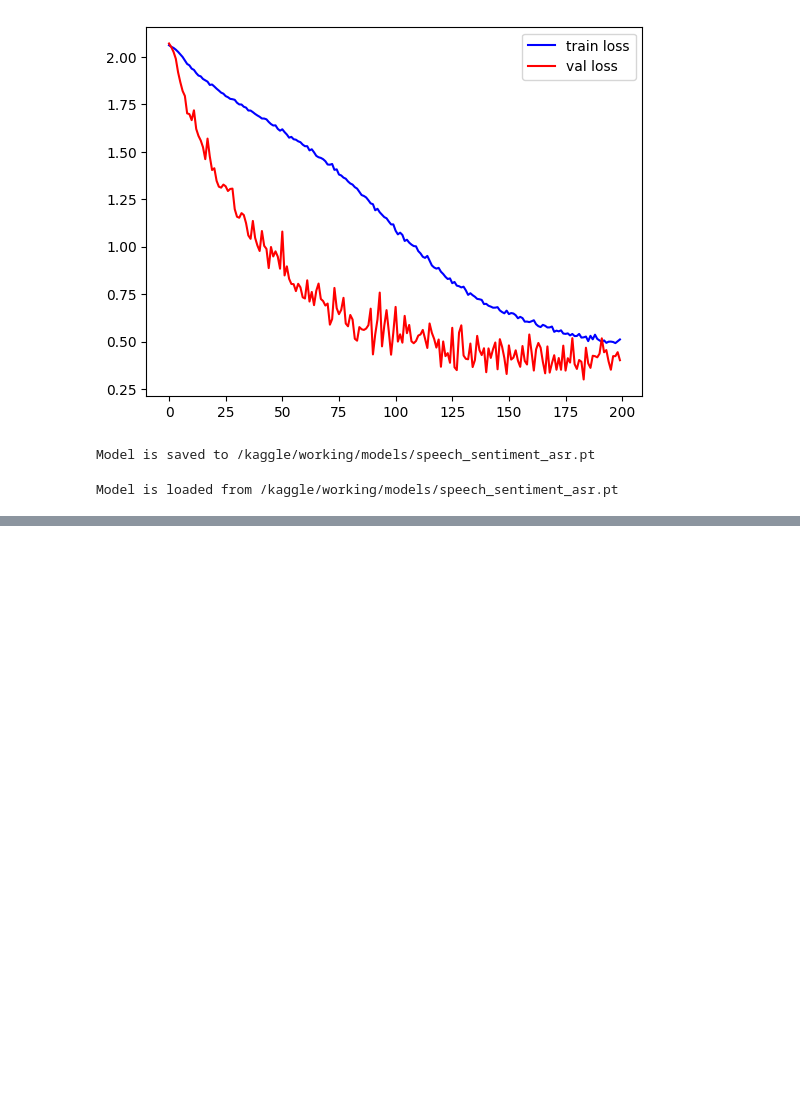
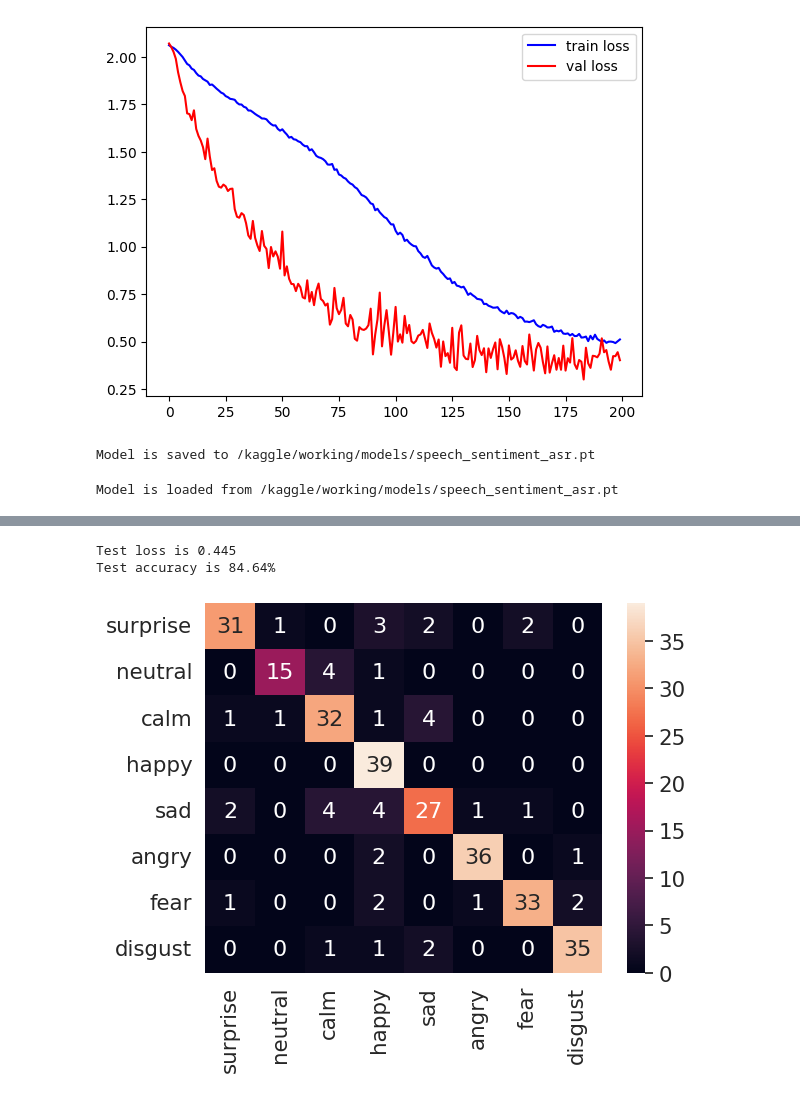
Before and after one commit to LuluW8071/ASR-with-Speech-Sentiment-and-Text-Summarizer, a Jupyter notebook: src/Speech_Sentiment_Analysis/sentiment_analysis(saugat)/speech-sentiment.ipynb, the cells around one changed output, grey strips where cells are left out. Drawn from its saved outputs; the diff is of its cells as text; code cells hidden in the pictures; blank space fills up the shorter version.

Commit message:
testing, confusion matrix and result analysis

```diff
--- a/src/Speech_Sentiment_Analysis/sentiment_analysis(saugat)/speech-sentiment.ipynb
+++ b/src/Speech_Sentiment_Analysis/sentiment_analysis(saugat)/speech-sentiment.ipynb
@@ -658,0 +655,23 @@ Test accuracy is 84.64%
+# %%
+X_test_tensor = torch.tensor(X_test,device=device).float()
+Y_test_tensor = torch.tensor(Y_test,dtype=torch.long,device=device)
+test_loss, test_acc, predictions = validate(X_test_tensor,Y_test_tensor)
+print(f'Test loss is {test_loss:.3f}')
+print(f'Test accuracy is {test_acc:.2f}%')
+# %% [output]
+Test loss is 0.445
+Test accuracy is 84.64%
+# %%
+from sklearn.metrics import confusion_matrix
+import seaborn as sn
+
+predictions = predictions.cpu().numpy()
+cm = confusion_matrix(Y_test, predictions)
+names = [EMOTIONS[ind] for ind in range(len(EMOTIONS))]
+df_cm = pd.DataFrame(cm, index=names, columns=names)
+# plt.figure(figsize=(10,7))
+sn.set(font_scale=1.4) # for label size
+sn.heatmap(df_cm, annot=True, annot_kws={"size": 16}) # font size
+plt.show()
+# %% [output]
+[figure, added]
```
Also changed, not shown: parts of 3 cells of this notebook.
